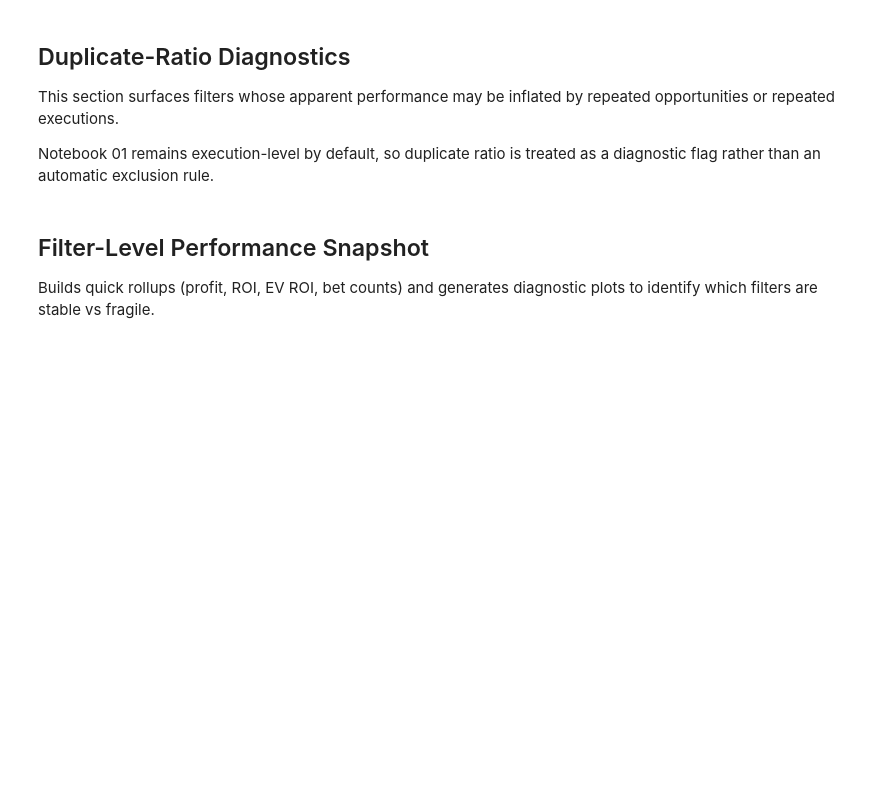
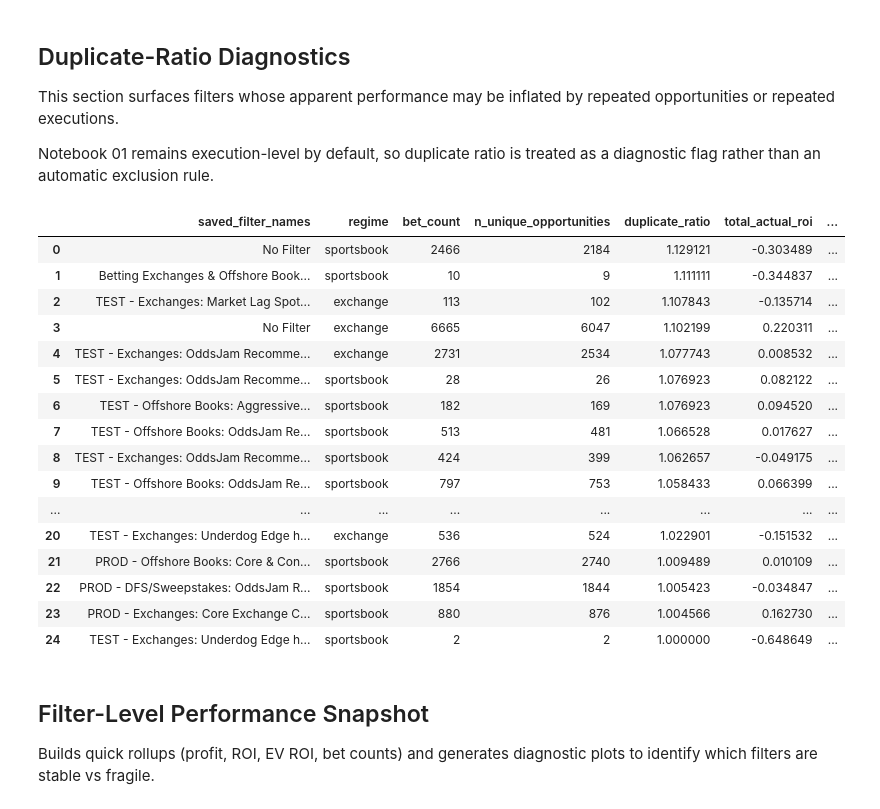
Before and after one commit to Gopher16/oddsjam-ev-filters, a Jupyter notebook: notebooks/01_qa_initial_eda.ipynb, the cells around one changed output. Drawn from its saved outputs; the diff is of its cells as text; code cells hidden in the pictures; blank space fills up the shorter version.

```diff
--- a/notebooks/01_qa_initial_eda.ipynb
+++ b/notebooks/01_qa_initial_eda.ipynb
@@ -595,23 +943,45 @@ Notebook 01 remains execution-level by default, so duplicate ratio is treated as
 # %%
 # ------------------------------------------------------------------------------
 # Duplicate ratio diagnostics
 # ------------------------------------------------------------------------------
 
-dup_diag = filter_eval_all[
-    [
-        "saved_filter_names",
-        "regime",
-        "bet_count",
-        "n_unique_opportunities",
-        "duplicate_ratio",
-        "total_actual_roi",
-        "total_ev_roi",
-    ]
-].copy()
+dup_diag_cols = [
+    "saved_filter_names",
+    "regime",
+    "is_prod_filter",
+    "bet_count",
+    "n_unique_opportunities",
+    "duplicate_ratio",
+    "total_actual_roi",
+    "total_ev_roi",
+    "edge_capture_ratio",
+    "capture_band",
+]
 
+dup_diag_cols = [c for c in dup_diag_cols if c in filter_eval_all.columns]
+
+dup_diag = filter_eval_all[dup_diag_cols].copy()
 dup_diag = dup_diag.sort_values("duplicate_ratio", ascending=False).reset_index(drop=True)
 
 display(dup_diag.head(25))
+# %% [output]
+|  | saved_filter_names | regime | bet_count | n_unique_opportunities | duplicate_ratio | total_actual_roi | ... |
+| 0 | No Filter | sportsbook | 2466 | 2184 | 1.129121 | -0.303489 | ... |
+| 1 | Betting Exchanges & Offshore Book... | sportsbook | 10 | 9 | 1.111111 | -0.344837 | ... |
+| 2 | TEST - Exchanges: Market Lag Spot... | exchange | 113 | 102 | 1.107843 | -0.135714 | ... |
+| 3 | No Filter | exchange | 6665 | 6047 | 1.102199 | 0.220311 | ... |
+| 4 | TEST - Exchanges: OddsJam Recomme... | exchange | 2731 | 2534 | 1.077743 | 0.008532 | ... |
+| 5 | TEST - Exchanges: OddsJam Recomme... | sportsbook | 28 | 26 | 1.076923 | 0.082122 | ... |
+| 6 | TEST - Offshore Books: Aggressive... | sportsbook | 182 | 169 | 1.076923 | 0.094520 | ... |
+| 7 | TEST - Offshore Books: OddsJam Re... | sportsbook | 513 | 481 | 1.066528 | 0.017627 | ... |
+| 8 | TEST - Exchanges: OddsJam Recomme... | sportsbook | 424 | 399 | 1.062657 | -0.049175 | ... |
+| 9 | TEST - Offshore Books: OddsJam Re... | sportsbook | 797 | 753 | 1.058433 | 0.066399 | ... |
+| ... | ... | ... | ... | ... | ... | ... | ... |
+| 20 | TEST - Exchanges: Underdog Edge h... | exchange | 536 | 524 | 1.022901 | -0.151532 | ... |
+| 21 | PROD - Offshore Books: Core & Con... | sportsbook | 2766 | 2740 | 1.009489 | 0.010109 | ... |
+| 22 | PROD - DFS/Sweepstakes: OddsJam R... | sportsbook | 1854 | 1844 | 1.005423 | -0.034847 | ... |
+| 23 | PROD - Exchanges: Core Exchange C... | sportsbook | 880 | 876 | 1.004566 | 0.162730 | ... |
+| 24 | TEST - Exchanges: Underdog Edge h... | sportsbook | 2 | 2 | 1.000000 | -0.648649 | ... |
 # %% [markdown]
 ## Filter-Level Performance Snapshot
 Builds quick rollups (profit, ROI, EV ROI, bet counts) and generates diagnostic plots to identify which filters are stable vs fragile.
```
Also changed, not shown: parts of 51 cells of this notebook.
